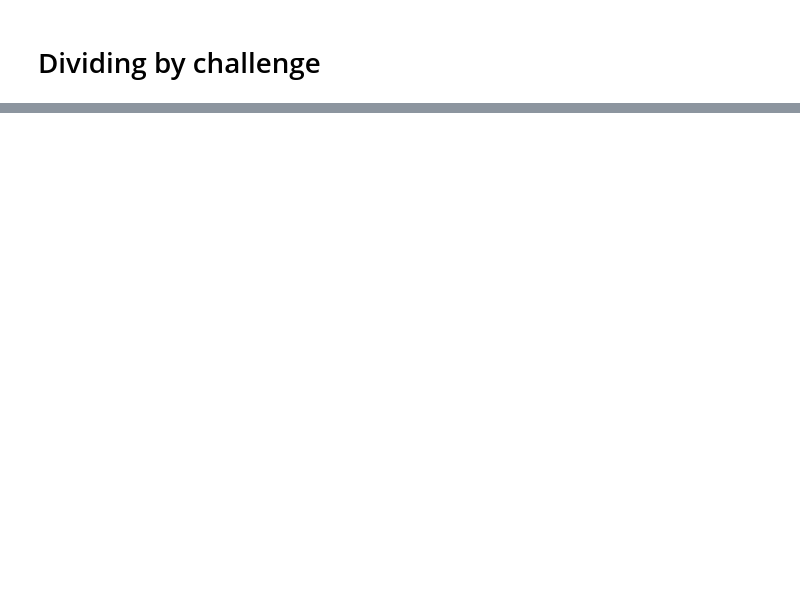
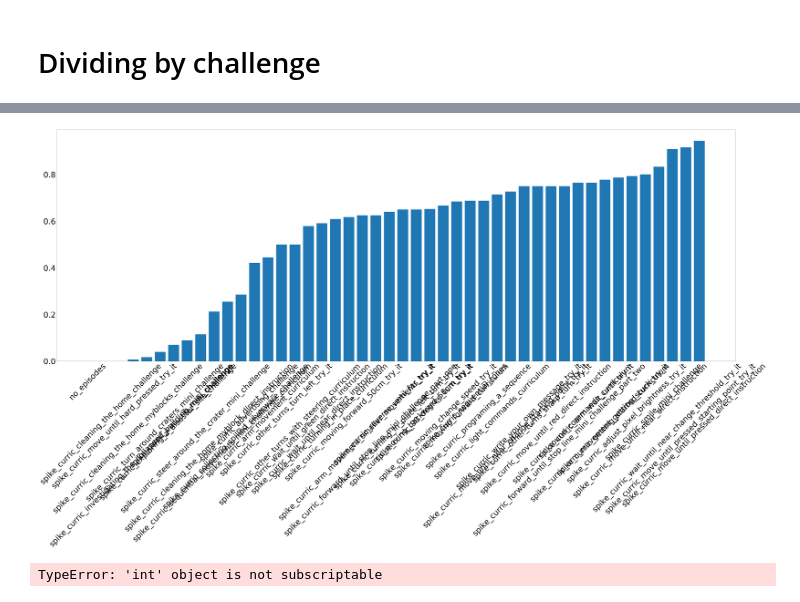
Before and after one commit to cmroboticsacademy/facilitate, a Jupyter notebook: initial_stats.ipynb, the cells around one changed output, grey strips where cells are left out. Drawn from its saved outputs; the diff is of its cells as text; code cells hidden in the pictures; blank space fills up the shorter version.

Commit message:
separating by challenge

```diff
--- a/initial_stats.ipynb
+++ b/initial_stats.ipynb
@@ -334,0 +352,10 @@ True
+# %%
+starts = Counter()
+unique_starts = Counter()
+for all_frames in iter_session_frames():
+    if len(all_frames) == 0:
+        continue
+    episode_start_frames = [f.object_name for i, f in all_frames.iterrows() if f.verb == "episode_started"]
+    starts[len(episode_start_frames)] += 1
+    episode_start_frames = set(episode_start_frames)
+    unique_starts[len(episode_start_frames)] += 1
@@ -334,0 +386,24 @@ True
+# %%
+pass_counts = {"no_episodes":0}
+session_frames_by_challenge = {"no_episodes": []}
+
+for all_frames in iter_session_frames():
+    if len(all_frames) == 0:
+        continue
+    episode_start_frames = [f.object_name for i, f in all_frames.iterrows() if f.verb == "episode_started"]
+    passing_frames = all_frames[all_frames.object_name == "challenge_pass"]
+
+    if len(episode_start_frames) > 0:
+        passes, starts = pass_counts.get(episode_start_frames[0], (0,0))
+        passes+= len(passing_frames)
+        starts += len(episode_start_frames)
+        pass_counts[episode_start_frames[0]] = passes, starts
+        sessions = session_frames_by_challenge.get(episode_start_frames[0], [])
+        sessions.append(all_frames)
+        session_frames_by_challenge[episode_start_frames[0]] = sessions
+    else:
+        pass_counts["no_episodes"] += len(passing_frames)
+# %%
+pass_counts['no_episodes'] = pass_counts['no_episodes'], 1
+# %%
+pass_ratios = {k: v[0]/v[1] for k, v in pass_counts.items()}
@@ -334,0 +430,13 @@ True
+# %%
+plt.figure(figsize=(100,35))
+plt.bar(*zip(*sorted(pass_ratios.items(), key=lambda x: x[1])), align='edge')
+plt.xticks(rotation = 45, fontsize=64)
+plt.yticks(fontsize=64)
+
+plt.savefig('help.png')
+# %% [output]
+[figure, added]
+# %%
+sorted(pass_counts.items(), key=lambda x: x[1])
+# %% [output]
+TypeError: 'int' object is not subscriptable
```
Also changed, not shown: parts of 27 cells of this notebook.
